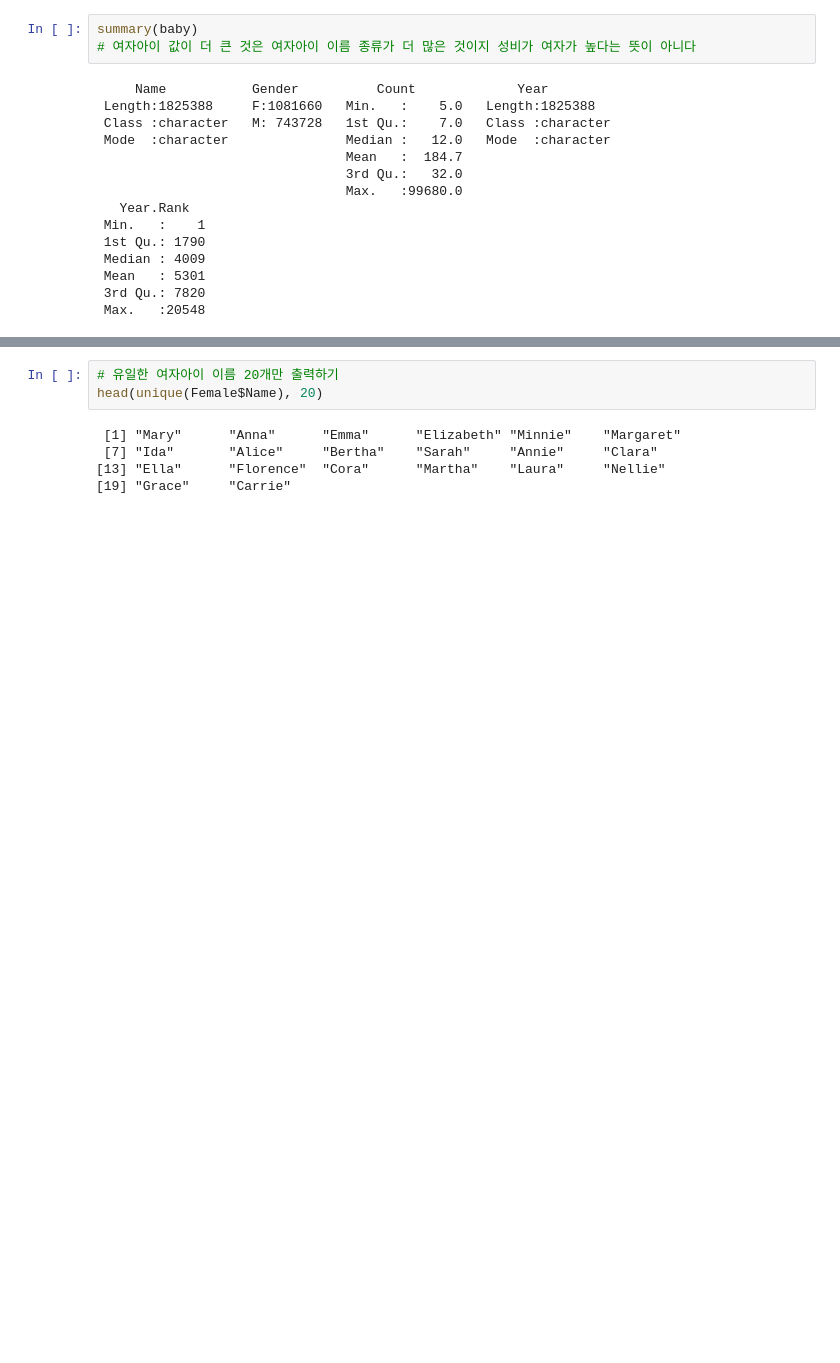
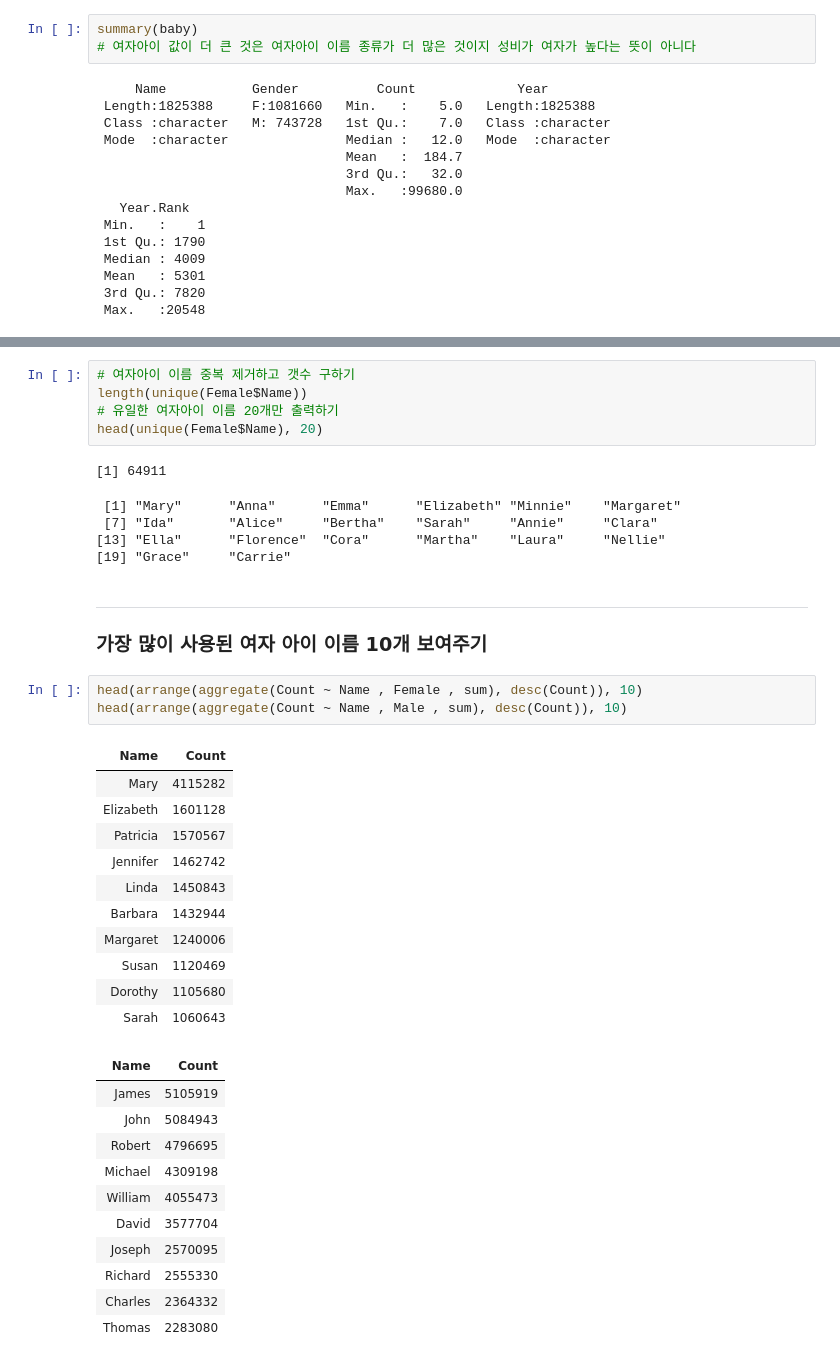
Before and after one commit to monargent0/TJRrrClass, a Jupyter notebook: 11. Baby Names.ipynb, the cells around one changed output, grey strips where cells are left out. Drawn from its saved outputs; the diff is of its cells as text; blank space fills up the shorter version.

```diff
--- a/11. Baby Names.ipynb
+++ b/11. Baby Names.ipynb
@@ -91,8 +92,40 @@ length(unique(Female$Name))
 # %%
+# 여자아이 이름 중복 제거하고 갯수 구하기
+length(unique(Female$Name))
 # 유일한 여자아이 이름 20개만 출력하기
 head(unique(Female$Name), 20)
 # %% [output]
- [1] "Mary"      "Anna"      "Emma"      "Elizabeth" "Minnie"    "Margaret"
- [7] "Ida"       "Alice"     "Bertha"    "Sarah"     "Annie"     "Clara"
-[13] "Ella"      "Florence"  "Cora"      "Martha"    "Laura"     "Nellie"
-[19] "Grace"     "Carrie"
+[1] 64911
+ [1] "Mary"      "Anna"      "Emma"      "Elizabeth" "Minnie"    "Margaret"
+ [7] "Ida"       "Alice"     "Bertha"    "Sarah"     "Annie"     "Clara"
+[13] "Ella"      "Florence"  "Cora"      "Martha"    "Laura"     "Nellie"
+[19] "Grace"     "Carrie"
+# %% [markdown]
+---
+### 가장 많이 사용된 여자 아이 이름 10개 보여주기
+# %%
+head(arrange(aggregate(Count ~ Name , Female , sum), desc(Count)), 10)
+head(arrange(aggregate(Count ~ Name , Male , sum), desc(Count)), 10)
+# %% [output]
+| Name | Count |
+| Mary | 4115282 |
+| Elizabeth | 1601128 |
+| Patricia | 1570567 |
+| Jennifer | 1462742 |
+| Linda | 1450843 |
+| Barbara | 1432944 |
+| Margaret | 1240006 |
+| Susan | 1120469 |
+| Dorothy | 1105680 |
+| Sarah | 1060643 |
+| Name | Count |
+| James | 5105919 |
+| John | 5084943 |
+| Robert | 4796695 |
+| Michael | 4309198 |
+| William | 4055473 |
+| David | 3577704 |
+| Joseph | 2570095 |
+| Richard | 2555330 |
+| Charles | 2364332 |
+| Thomas | 2283080 |
```
Also changed, not shown: parts of 7 cells of this notebook, 1 other file.
